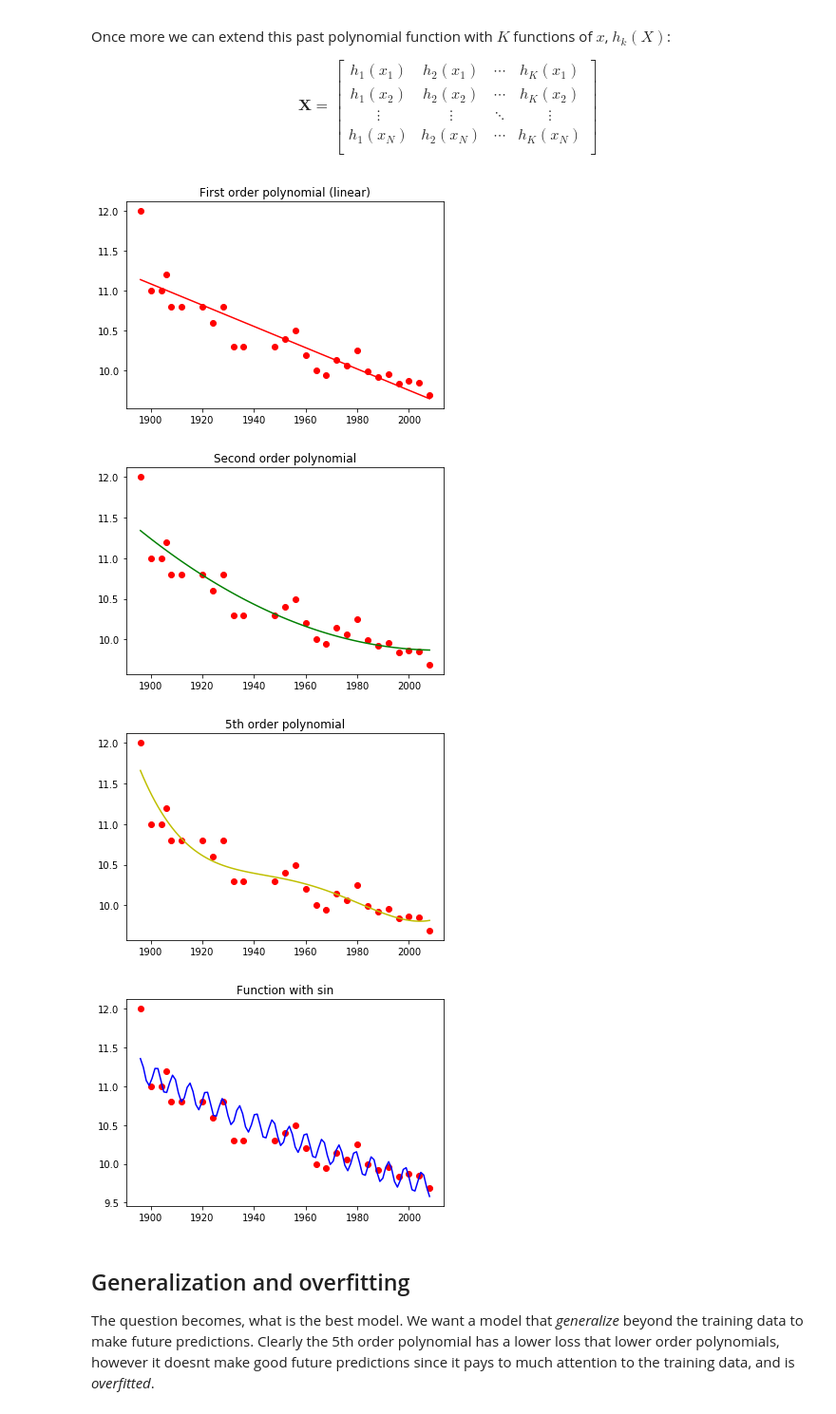
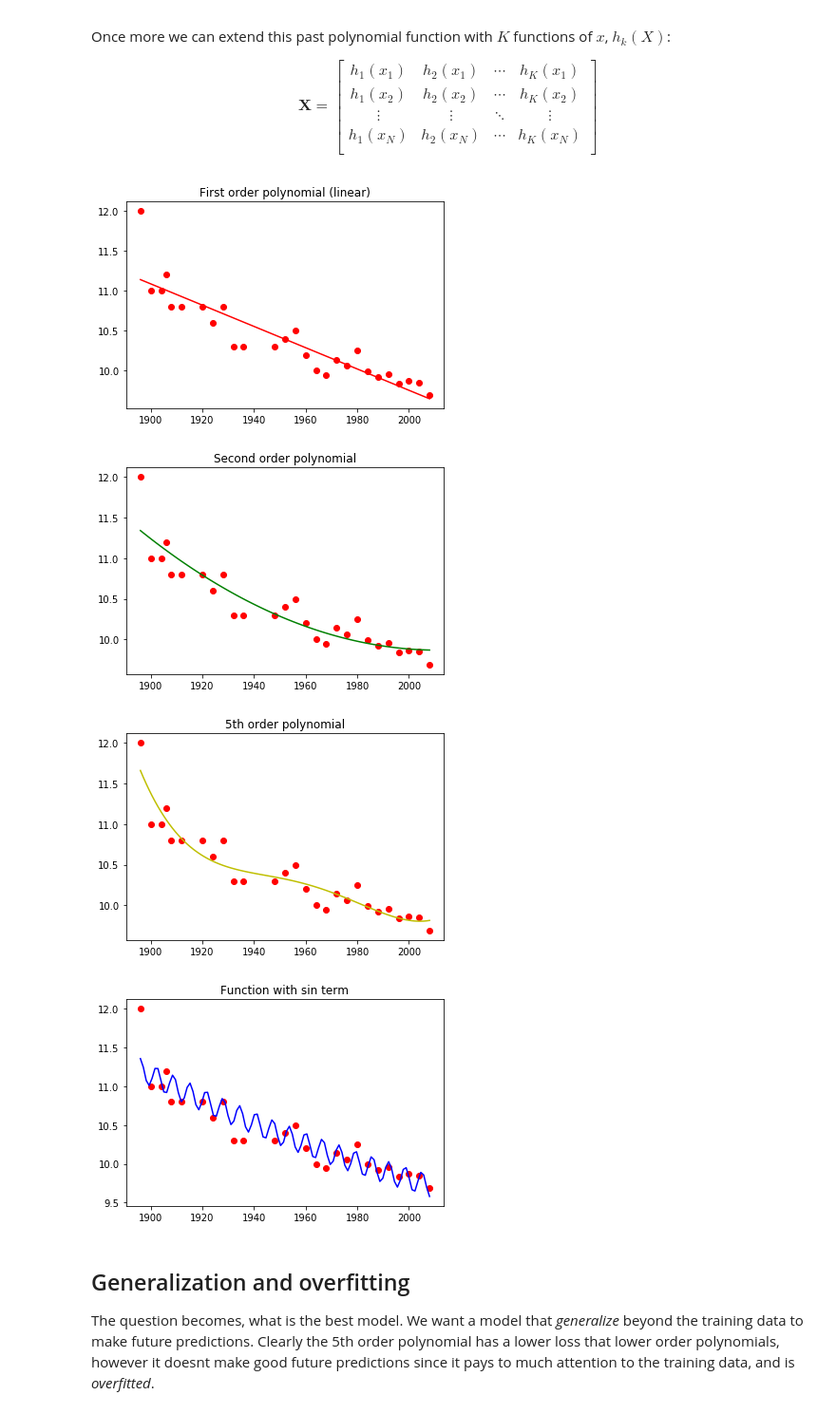
Before and after one commit to bens-notes/machine-learning-notes, a Jupyter notebook: Linear Modelling - Least Squares.ipynb, the cells around one changed output. Shown at 95% size. Saved outputs shown, nothing was run; the diff lists cells and outputs as text; code cells hidden in the pictures.

```diff
--- a/Linear Modelling - Least Squares.ipynb
+++ b/Linear Modelling - Least Squares.ipynb
@@ -265,35 +265,35 @@ def f1(x, w0, w1):
 
 # Second order polinomial
 def f2(x, w0, w1, w2):
     return w0 + np.multiply(w1, x) + np.multiply(w2, np.power(x, 2))
 
 # 5-th order polinomial
 def f3(x, w0, w1, w2, w3, w4, w5):
     return w0 + np.multiply(w1, x) + np.multiply(w2, np.power(x, 2)) + np.multiply(w3, np.power(x, 3)) \
          + np.multiply(w4, np.power(x, 4)) + np.multiply(w5, np.power(x, 5))
 
 # With sin
 def f4(x, w0, w1, w2, a, b):
     return w0 + np.multiply(w1, x) + np.multiply(w2, np.power(x, 2)) + np.multiply(w1, np.sin((x - a)/b))
 
 functions = [
     (f1, 'r', "First order polynomial (linear)"),
     (f2, 'g', "Second order polynomial"),
     (f3, 'y', "5th order polynomial"),
-    (f4, 'b', "Function with sin")
+    (f4, 'b', "Function with sin term")
 ]
 
 for (f, color, title) in functions:
     popt, pcov = curve_fit(f, x, t)
     plt.plot(x, t, 'ro')
     plt.plot(model_x, f(model_x, *popt), color)
     plt.title(title)
     plt.show()
 # %% [output]
 [figure]
 [figure]
 [figure]
-[figure, old version]
+[figure, new version]
 # %% [markdown]
 ## Generalization and overfitting
 
```
Also changed, not shown: parts of 1 cell of this notebook, 1 other file.
